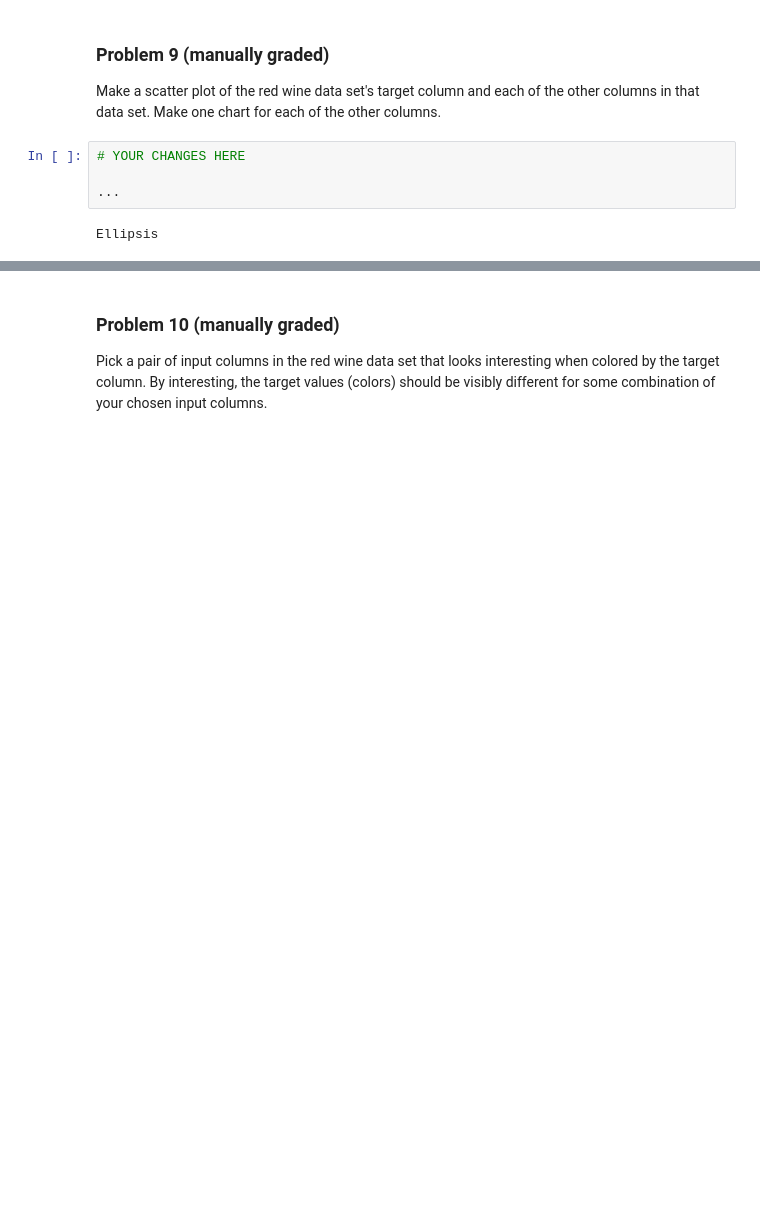
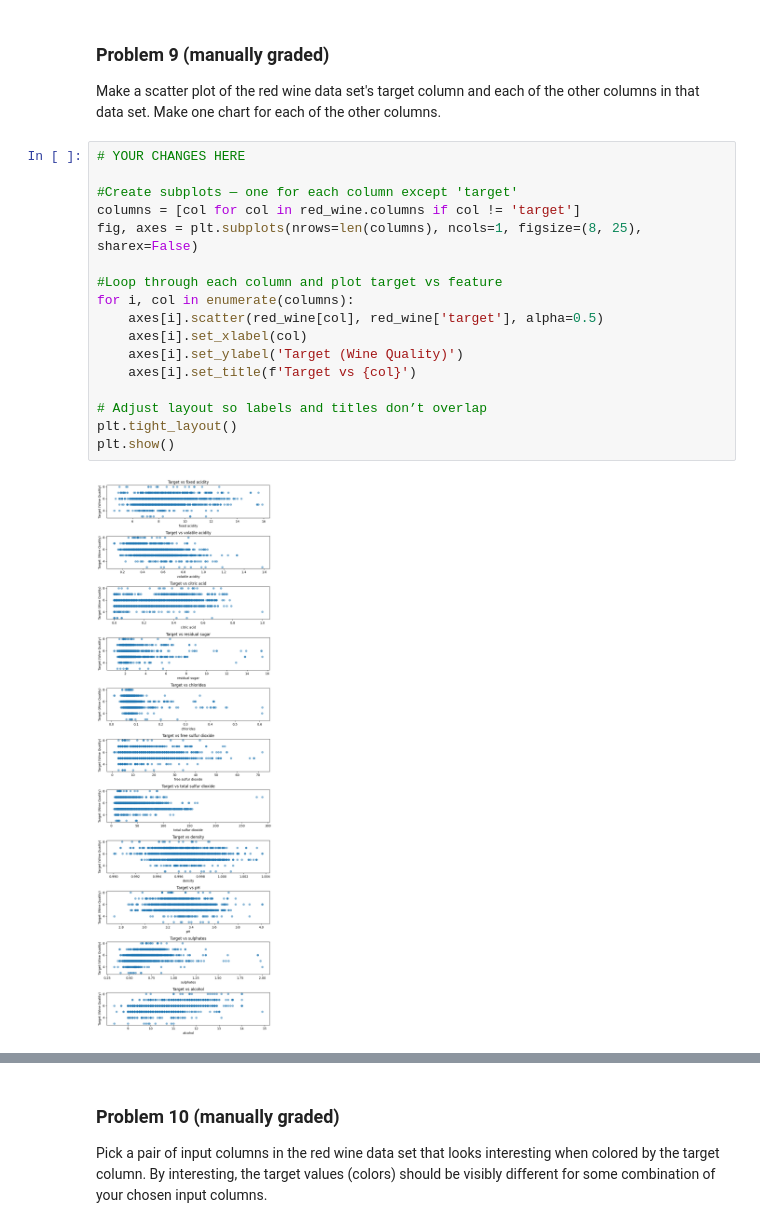
Before and after one commit to JCameronH/dx602-homework-10, a Jupyter notebook: homework.ipynb, the cells around one changed output, grey strips where cells are left out. Drawn from its saved outputs; the diff is of its cells as text; blank space fills up the shorter version.

```diff
--- a/homework.ipynb
+++ b/homework.ipynb
@@ -265,12 +265,25 @@ plt.show()
 
 Make a scatter plot of the red wine data set's target column and each of the other columns in that data set.
 Make one chart for each of the other columns.
-# %%
-# YOUR CHANGES HERE
-
-...
-# %% [output]
-Ellipsis
+# %%
+# YOUR CHANGES HERE
+
+#Create subplots — one for each column except 'target'
+columns = [col for col in red_wine.columns if col != 'target']
+fig, axes = plt.subplots(nrows=len(columns), ncols=1, figsize=(8, 25), sharex=False)
+
+#Loop through each column and plot target vs feature
+for i, col in enumerate(columns):
+    axes[i].scatter(red_wine[col], red_wine['target'], alpha=0.5)
+    axes[i].set_xlabel(col)
+    axes[i].set_ylabel('Target (Wine Quality)')
+    axes[i].set_title(f'Target vs {col}')
+
+# Adjust layout so labels and titles don’t overlap
+plt.tight_layout()
+plt.show()
+# %% [output]
+[figure, added]
 # %% [markdown]
 <div style="page-break-after: always;"></div>
 # %% [markdown]
```
